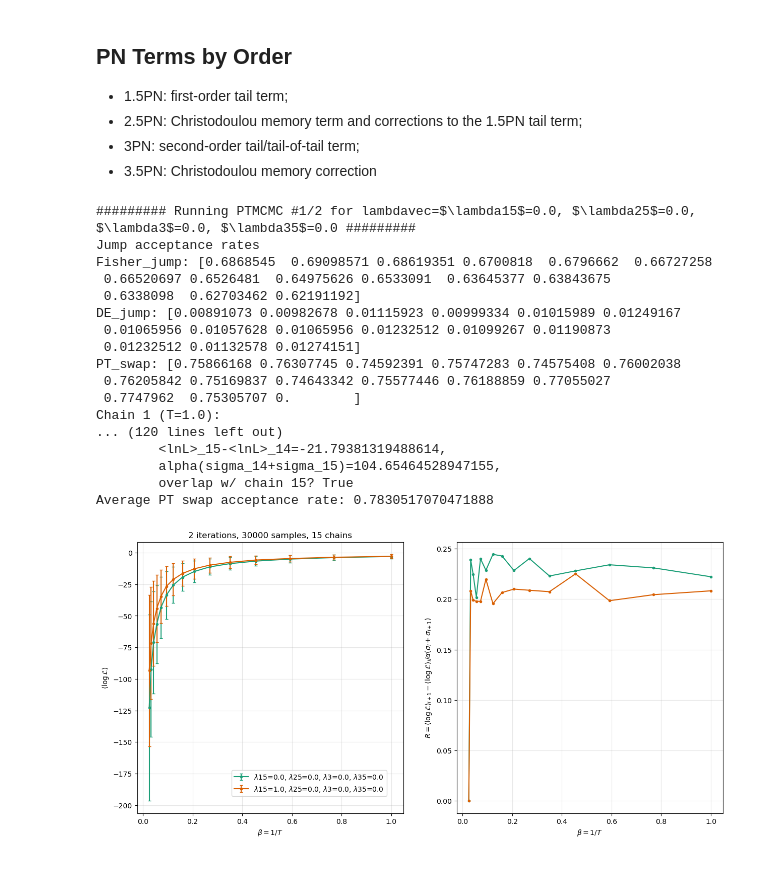
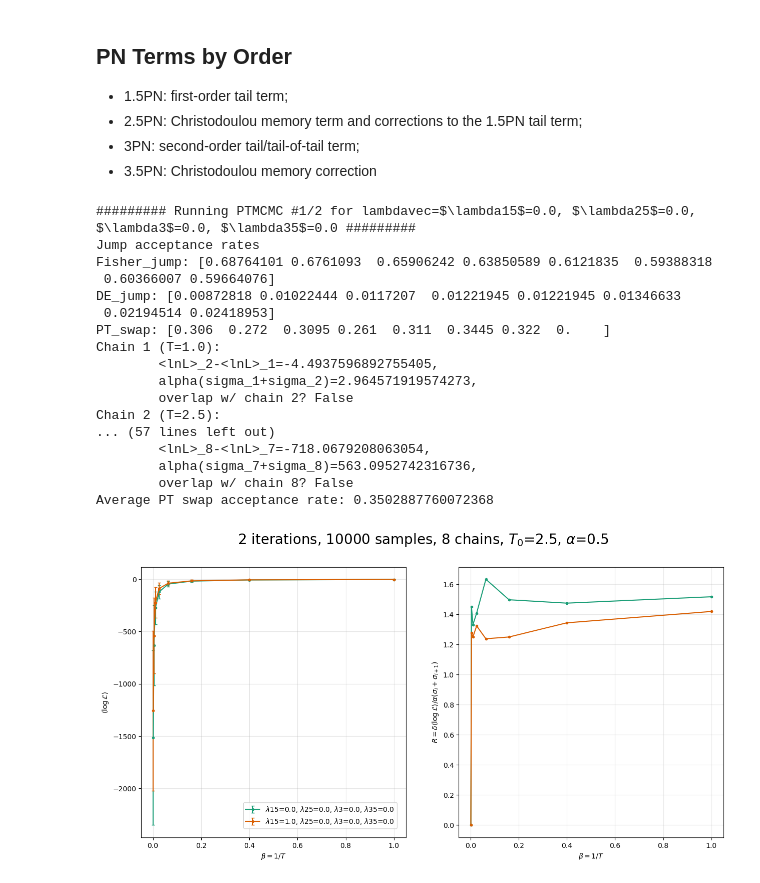
Before and after one commit to jimmy-gw/GWTails_ParameterEstimation, a Jupyter notebook: TAILSvsNOTAILS_MCMC.ipynb, the cells around one changed output. Saved outputs shown, nothing was run; the diff lists cells and outputs as text; code cells hidden in the pictures.

```diff
--- a/TAILSvsNOTAILS_MCMC.ipynb
+++ b/TAILSvsNOTAILS_MCMC.ipynb
@@ -23,8 +23,11 @@ import numpy as np
 # \vec{\theta} vs iteration, **STARTED
 # MAYBE posterior corner plots (for 1-2 arbitrary sets of toggle params) and bayesograms
 ## Figure out how to calculate lnZ's later
-num_samples=30000
-num_chains=15
+num_samples=10000
+num_chains=8
+temp0=2.5
+temp_ladder_structure='geometric'
+alpha=0.5
 # %%
 lambdas=list(zip(lmcmc.lambda15s, lmcmc.lambda25s, lmcmc.lambda3s, lmcmc.lambda35s))
 num_lmcmciters=len(lambdas)
@@ -34,64 +37,66 @@ colors=lmcmc.itercolors
 
 i=1
 for lambda15, lambda25, lambda3, lambda35 in lambdas:
-    lambdavec=f'$\lambda15$={round(lambda15,2)}, $\lambda25$={round(lambda25,2)}, $\lambda3$={round(lambda3,2)}, $\lambda35$={round(lambda35,2)}'
+    lambdavec=rf'$\lambda15$={round(lambda15,2)}, $\lambda25$={round(lambda25,2)}, $\lambda3$={round(lambda3,2)}, $\lambda35$={round(lambda35,2)}'
     print(f'######### Running PTMCMC #{i}/{num_lmcmciters} for lambdavec={lambdavec} #########')
 
     ## Do PTMCMC for this set of lambda values
     samples, lnposts, temp_ladder, acc_rates = lmcmc.PTMCMC_i(lambdas=[lambda15, lambda25, lambda3, lambda35],
                                                    num_samples=num_samples,
                                                    num_chains=num_chains,
-                                                   temp0=1.3)
+                                                   temp0=temp0,
+                                                   temp_ladder_structure=temp_ladder_structure)
 
     # Plot results
     betas, avg_lnlikes, lnlikes_stdevs = lmcmc.avglnlikes_vs_betas(temp_ladder, lnposts, num_samples)
     ax1.errorbar(betas, avg_lnlikes, yerr=lnlikes_stdevs, capsize=2, marker='.', color=colors[i-1], label=lambdavec)
 
     ## Inspect ladder spacing
-    B,R=lmcmc.ladder_spacing(temp_ladder, avg_lnlikes, lnlikes_stdevs, alpha=1, print_chains=True, haxis='B')
+    B,R=lmcmc.ladder_spacing(temp_ladder, avg_lnlikes, lnlikes_stdevs, alpha=alpha, print_chains=True, haxis='B')
     ax2.plot(B,R, marker='.', color=colors[i-1], label=lambdavec)
 
     avgPTswapaccrate=np.mean(acc_rates['PT_swap'][:-1])
     print(f'Average PT swap acceptance rate: {avgPTswapaccrate}')
 
     ## Perform thermodynamic integration w/ Akima splining (?)
     # ...
+    # save to list of lnZs (initialize b4 loop)
 
     # Calculate bayes factor WRT unsuppressed waveform
     # ...
 
     i+=1 # finish iteration
 
 
 # Decorate the plots :)
-fig.set_title(f'{num_lmcmciters} iterations, {num_samples} samples, {num_chains} chains')
+fig.suptitle(rf'{num_lmcmciters} iterations, {num_samples} samples, {num_chains} chains, $T_0$={temp0}, $\alpha$={alpha}', fontsize=20)
 ax1.set_xlabel(r'$\beta = 1 / T$')
 ax1.set_ylabel(r'$\langle\log\mathcal{L}\rangle$')
-ax1.legend(loc='lower right', bbox_to_anchor=(0.95, 0.05))
+ax1.legend(loc='lower right', bbox_to_anchor=(0.98, 0.02))
 
 ax2.set_xlabel(r'$\beta = 1 / T$')
-ax2.set_ylabel(r'$R = (\langle\log\mathcal{L}\rangle_{i+1}-\langle\log\mathcal{L}\rangle_{i}) / \alpha(\sigma_{i}+\sigma_{i+1})$')
+ax2.set_ylabel(r'$R = \delta\langle\log\mathcal{L}\rangle / \alpha(\sigma_{i}+\sigma_{i+1})$')
 
 for ax in (ax1, ax2):
     ax.grid(alpha=0.3)
 
 plt.show()
 # %% [output]
 ######### Running PTMCMC #1/2 for lambdavec=$\lambda15$=0.0, $\lambda25$=0.0, $\lambda3$=0.0, $\lambda35$=0.0 #########
 Jump acceptance rates
-Fisher_jump: [0.6868545  0.69098571 0.68619351 0.6700818  0.6796662  0.66727258
- 0.66520697 0.6526481  0.64975626 0.6533091  0.63645377 0.63843675
- 0.6338098  0.62703462 0.62191192]
-DE_jump: [0.00891073 0.00982678 0.01115923 0.00999334 0.01015989 0.01249167
- 0.01065956 0.01057628 0.01065956 0.01232512 0.01099267 0.01190873
- 0.01232512 0.01132578 0.01274151]
-PT_swap: [0.75866168 0.76307745 0.74592391 0.75747283 0.74575408 0.76002038
- 0.76205842 0.75169837 0.74643342 0.75577446 0.76188859 0.77055027
- 0.7747962  0.75305707 0.        ]
+Fisher_jump: [0.68764101 0.6761093  0.65906242 0.63850589 0.6121835  0.59388318
+ 0.60366007 0.59664076]
+DE_jump: [0.00872818 0.01022444 0.0117207  0.01221945 0.01221945 0.01346633
+ 0.02194514 0.02418953]
+PT_swap: [0.306  0.272  0.3095 0.261  0.311  0.3445 0.322  0.    ]
 Chain 1 (T=1.0):
-... (120 lines left out)
-        <lnL>_15-<lnL>_14=-21.79381319488614,
-        alpha(sigma_14+sigma_15)=104.65464528947155,
-        overlap w/ chain 15? True
-Average PT swap acceptance rate: 0.7830517070471888
+        <lnL>_2-<lnL>_1=-4.4937596892755405,
+        alpha(sigma_1+sigma_2)=2.964571919574273,
+        overlap w/ chain 2? False
+Chain 2 (T=2.5):
+... (57 lines left out)
+        <lnL>_8-<lnL>_7=-718.0679208063054,
+        alpha(sigma_7+sigma_8)=563.0952742316736,
+        overlap w/ chain 8? False
+Average PT swap acceptance rate: 0.3502887760072368
-[figure, old version]
+[figure, new version]
```
Also changed, not shown: parts of 1 cell of this notebook, 2 other files.
